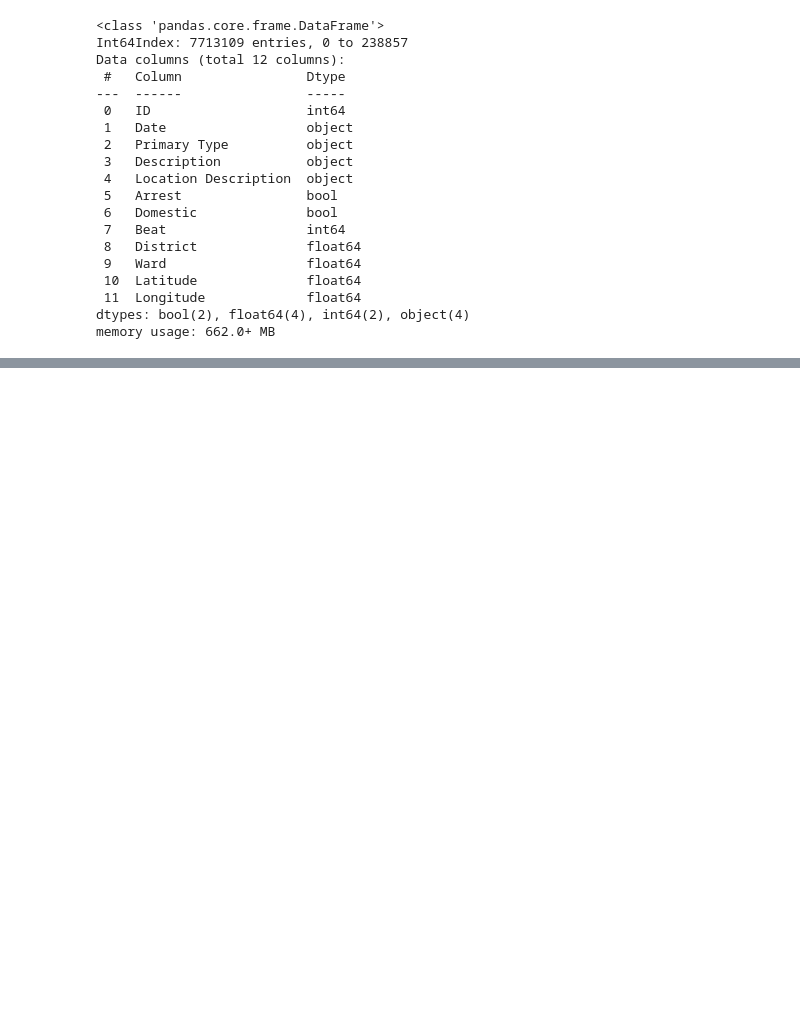
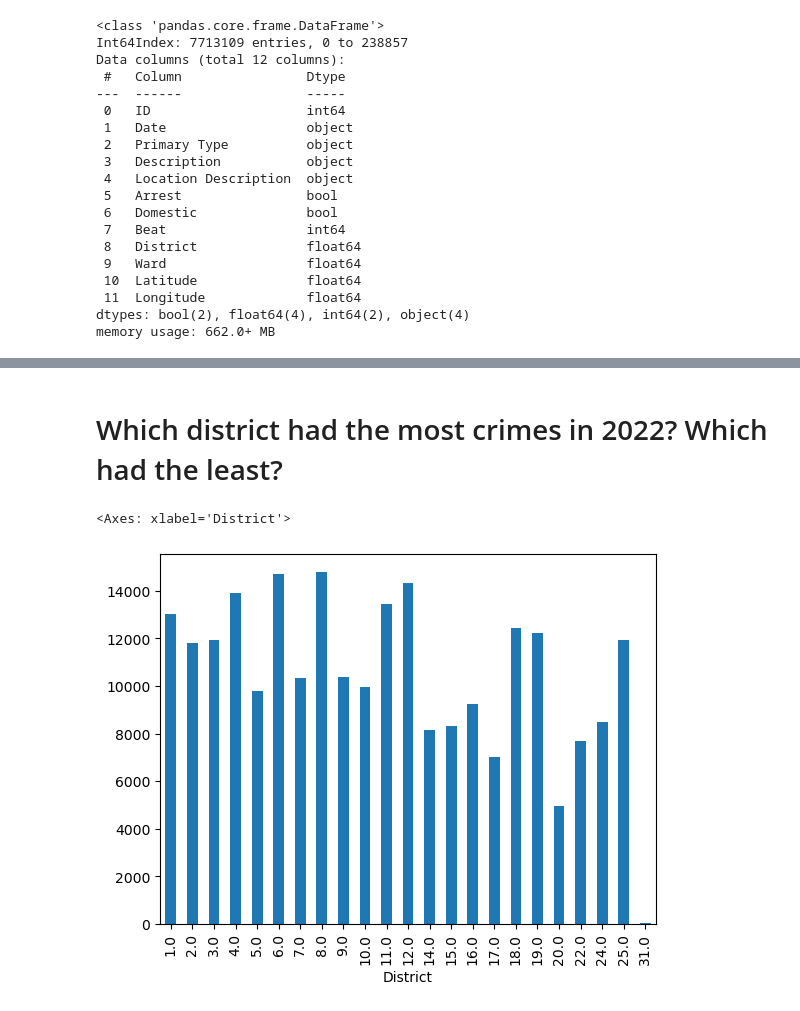
Before and after one commit to lrnrdr/Project-3-Part-1-Core, a Jupyter notebook: Project 3 Part 1.ipynb, the cells around one changed output, grey strips where cells are left out. Drawn from its saved outputs; the diff is of its cells as text; code cells hidden in the pictures; blank space fills up the shorter version.

```diff
--- a/Project 3 Part 1.ipynb
+++ b/Project 3 Part 1.ipynb
@@ -154,4 +95,4 @@ ax.set_xticklabels(ax.get_xticklabels(),rotation=45, ha='right');
-# %%
-## Saving a binary is holiday feature
-df['Is_Holiday'] = df['US Holiday'].notna()
-df['Is_Holiday'].value_counts()
+# %%
+# CORRECT - properly recognizes dates and does not interpret them as seconds
+df['Date'] = pd.to_datetime(df['Date'], format='%m/%d/%Y %I:%M:%S %p')
+df['Date']
@@ -157,0 +112,4 @@ df['Is_Holiday'].value_counts()
+# %%
+#Inspect the new index of your dataframe.
+df = df.set_index('Date')
+df
@@ -157,0 +131,10 @@ df['Is_Holiday'].value_counts()
+# %% [markdown]
+# Which district had the most crimes in 2022? Which had the least?
+# %%
+# Primary Type means we dont use nulls
+Q1 = df.loc['2022'].groupby("District").count()['Primary Type']
+# %%
+Q1.plot(kind ='bar')
+# %% [output]
+<Axes: xlabel='District'>
+[figure, added]
```
Also changed, not shown: parts of 11 cells of this notebook.
